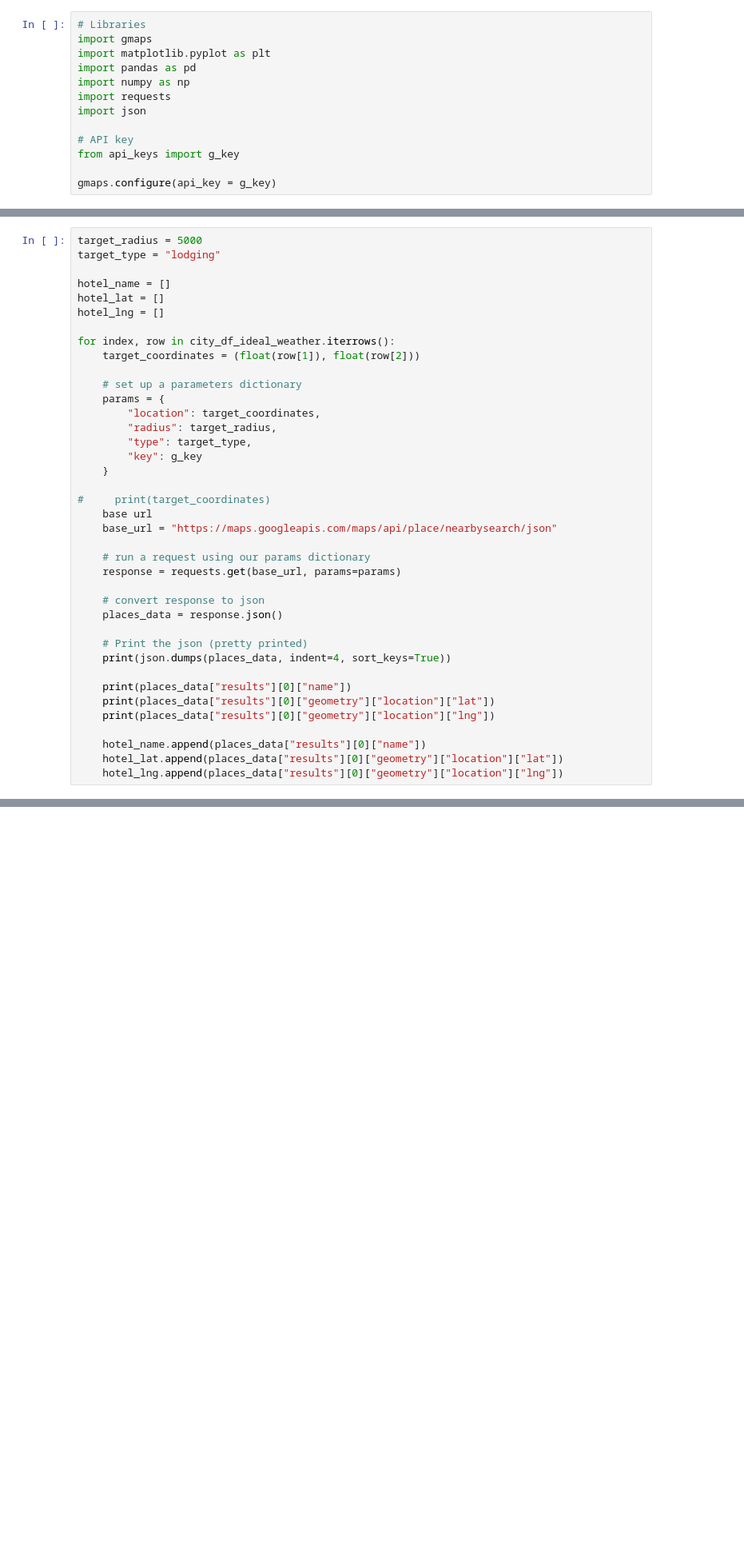
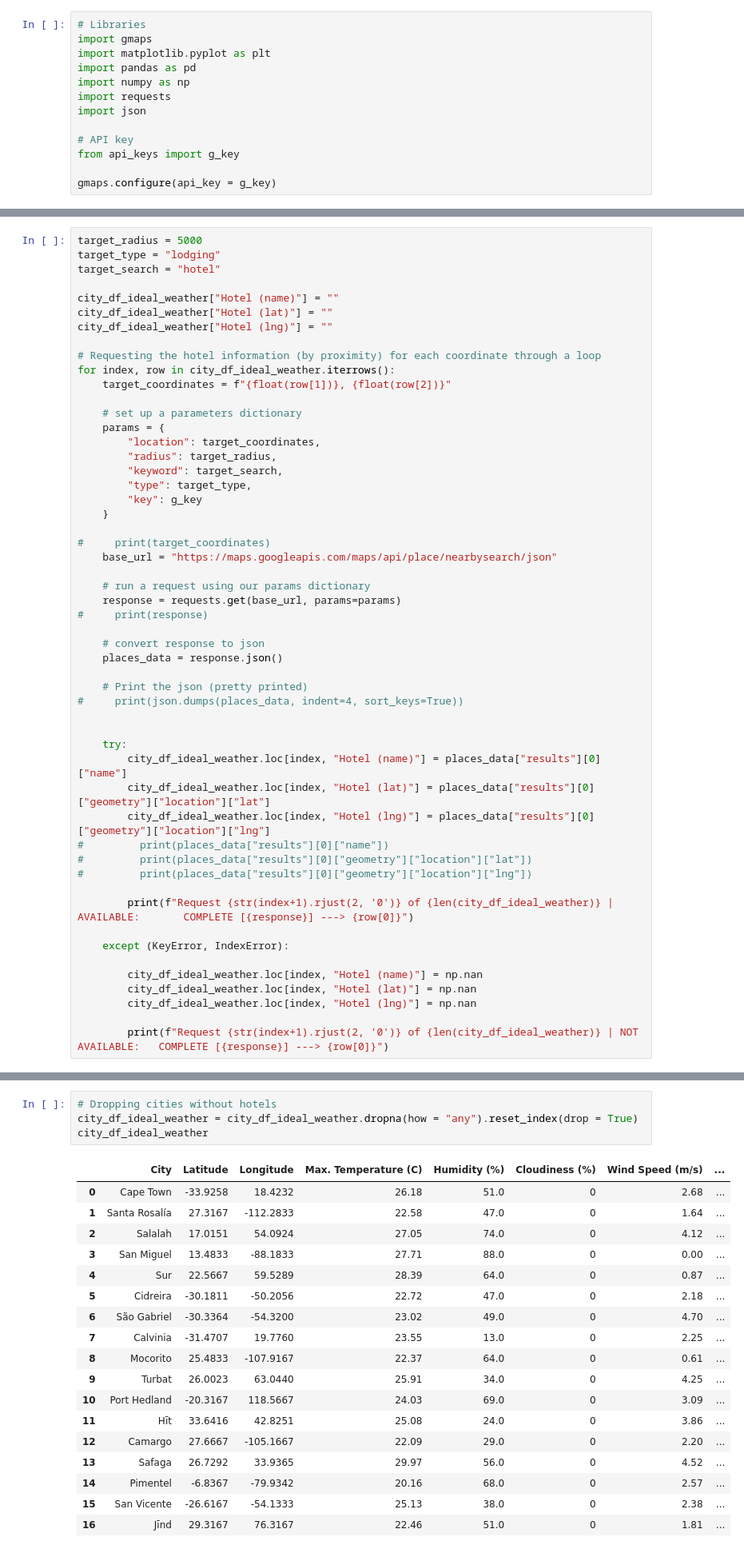
Before and after one commit to P219-C/API-Challenge, a Jupyter notebook: Python-Challenges/VacationPy.ipynb, the cells around one changed output, grey strips where cells are left out. Shown at 80% size. Saved outputs shown, nothing was run; the diff lists cells and outputs as text; blank space fills up the shorter version.

```diff
--- a/Python-Challenges/VacationPy.ipynb
+++ b/Python-Challenges/VacationPy.ipynb
@@ -113,40 +110,54 @@ A total of 16 cities/city passed the ideal conditions:
 # %%
 target_radius = 5000
 target_type = "lodging"
+target_search = "hotel"
 
-hotel_name = []
-hotel_lat = []
-hotel_lng = []
+city_df_ideal_weather["Hotel (name)"] = ""
+city_df_ideal_weather["Hotel (lat)"] = ""
+city_df_ideal_weather["Hotel (lng)"] = ""
 
+# Requesting the hotel information (by proximity) for each coordinate through a loop
 for index, row in city_df_ideal_weather.iterrows():
-    target_coordinates = (float(row[1]), float(row[2]))
+    target_coordinates = f"{float(row[1])}, {float(row[2])}"
 
     # set up a parameters dictionary
     params = {
         "location": target_coordinates,
         "radius": target_radius,
+        "keyword": target_search,
         "type": target_type,
         "key": g_key
     }
 
 #     print(target_coordinates)
-    base url
     base_url = "https://maps.googleapis.com/maps/api/place/nearbysearch/json"
 
     # run a request using our params dictionary
     response = requests.get(base_url, params=params)
+#     print(response)
 
     # convert response to json
     places_data = response.json()
 
     # Print the json (pretty printed)
-    print(json.dumps(places_data, indent=4, sort_keys=True))
+#     print(json.dumps(places_data, indent=4, sort_keys=True))
 
-    print(places_data["results"][0]["name"])
-    print(places_data["results"][0]["geometry"]["location"]["lat"])
-    print(places_data["results"][0]["geometry"]["location"]["lng"])
 
-    hotel_name.append(places_data["results"][0]["name"])
-    hotel_lat.append(places_data["results"][0]["geometry"]["location"]["lat"])
-    hotel_lng.append(places_data["results"][0]["geometry"]["location"]["lng"])
+    try:
+        city_df_ideal_weather.loc[index, "Hotel (name)"] = places_data["results"][0]["name"]
+        city_df_ideal_weather.loc[index, "Hotel (lat)"] = places_data["results"][0]["geometry"]["location"]["lat"]
+        city_df_ideal_weather.loc[index, "Hotel (lng)"] = places_data["results"][0]["geometry"]["location"]["lng"]
+#         print(places_data["results"][0]["name"])
+#         print(places_data["results"][0]["geometry"]["location"]["lat"])
+#         print(places_data["results"][0]["geometry"]["location"]["lng"])
+
+        print(f"Request {str(index+1).rjust(2, '0')} of {len(city_df_ideal_weather)} | AVAILABLE:       COMPLETE [{response}] ---> {row[0]}")
+
+    except (KeyError, IndexError):
+
+        city_df_ideal_weather.loc[index, "Hotel (name)"] = np.nan
+        city_df_ideal_weather.loc[index, "Hotel (lat)"] = np.nan
+        city_df_ideal_weather.loc[index, "Hotel (lng)"] = np.nan
+
+        print(f"Request {str(index+1).rjust(2, '0')} of {len(city_df_ideal_weather)} | NOT AVAILABLE:   COMPLETE [{response}] ---> {row[0]}")
 # %% [output]
@@ -169 +184,24 @@ for index, row in city_df_ideal_weather.iterrows():
+# %%
+# Dropping cities without hotels
+city_df_ideal_weather = city_df_ideal_weather.dropna(how = "any").reset_index(drop = True)
+city_df_ideal_weather
+# %% [output]
+|  | City | Latitude | Longitude | Max. Temperature (C) | Humidity (%) | Cloudiness (%) | Wind Speed (m/s) | ... |
+| 0 | Cape Town | -33.9258 | 18.4232 | 26.18 | 51.0 | 0 | 2.68 | ... |
+| 1 | Santa Rosalía | 27.3167 | -112.2833 | 22.58 | 47.0 | 0 | 1.64 | ... |
+| 2 | Salalah | 17.0151 | 54.0924 | 27.05 | 74.0 | 0 | 4.12 | ... |
+| 3 | San Miguel | 13.4833 | -88.1833 | 27.71 | 88.0 | 0 | 0.00 | ... |
+| 4 | Sur | 22.5667 | 59.5289 | 28.39 | 64.0 | 0 | 0.87 | ... |
+| 5 | Cidreira | -30.1811 | -50.2056 | 22.72 | 47.0 | 0 | 2.18 | ... |
+| 6 | São Gabriel | -30.3364 | -54.3200 | 23.02 | 49.0 | 0 | 4.70 | ... |
+| 7 | Calvinia | -31.4707 | 19.7760 | 23.55 | 13.0 | 0 | 2.25 | ... |
+| 8 | Mocorito | 25.4833 | -107.9167 | 22.37 | 64.0 | 0 | 0.61 | ... |
+| 9 | Turbat | 26.0023 | 63.0440 | 25.91 | 34.0 | 0 | 4.25 | ... |
+| 10 | Port Hedland | -20.3167 | 118.5667 | 24.03 | 69.0 | 0 | 3.09 | ... |
+| 11 | Hīt | 33.6416 | 42.8251 | 25.08 | 24.0 | 0 | 3.86 | ... |
+| 12 | Camargo | 27.6667 | -105.1667 | 22.09 | 29.0 | 0 | 2.20 | ... |
+| 13 | Safaga | 26.7292 | 33.9365 | 29.97 | 56.0 | 0 | 4.52 | ... |
+| 14 | Pimentel | -6.8367 | -79.9342 | 20.16 | 68.0 | 0 | 2.57 | ... |
+| 15 | San Vicente | -26.6167 | -54.1333 | 25.13 | 38.0 | 0 | 2.38 | ... |
+| 16 | Jīnd | 29.3167 | 76.3167 | 22.46 | 51.0 | 0 | 1.81 | ... |
 # %%
```
Also changed, not shown: parts of 10 cells of this notebook, 11 other files.
